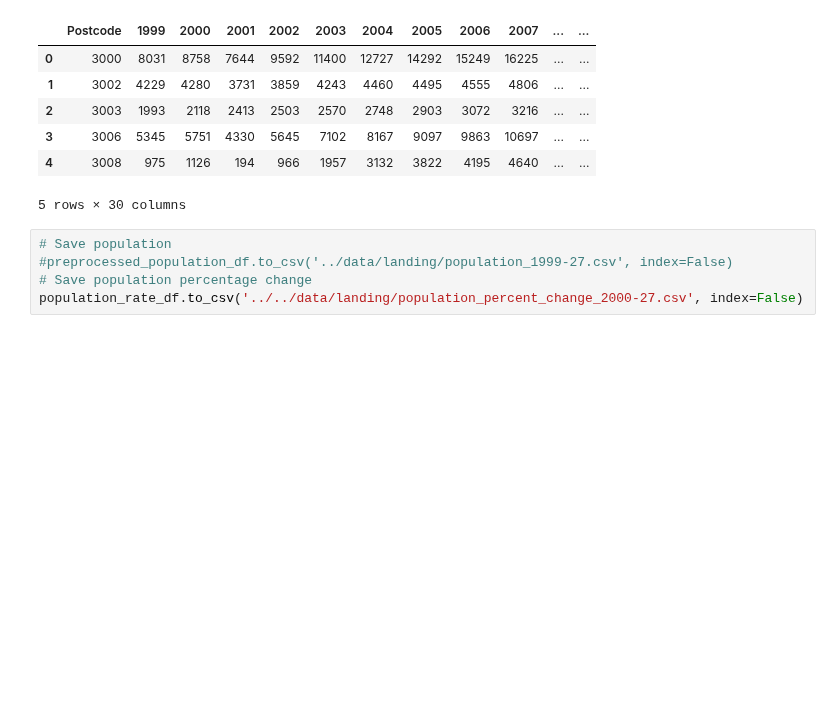
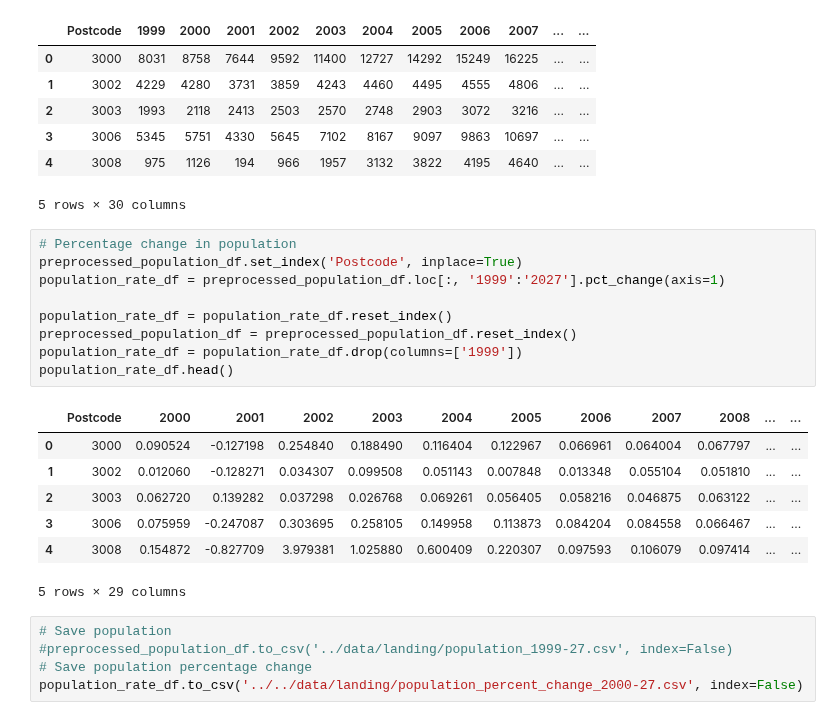
Before and after one commit to MAST30034-AppliedDataScience/project-2-group-real-estate-industry-project-16, a Jupyter notebook: notebooks/preprocessing_external/preprocess_population_2000-27.ipynb, the cells around one changed output. Drawn from its saved outputs; the diff is of its cells as text; blank space fills up the shorter version.

```diff
--- a/notebooks/preprocessing_external/preprocess_population_2000-27.ipynb
+++ b/notebooks/preprocessing_external/preprocess_population_2000-27.ipynb
@@ -198,6 +198,23 @@ preprocessed_population_df.head()
 | 3 | 3006 | 5345 | 5751 | 4330 | 5645 | 7102 | 8167 | 9097 | 9863 | 10697 | ... | ... |
 | 4 | 3008 | 975 | 1126 | 194 | 966 | 1957 | 3132 | 3822 | 4195 | 4640 | ... | ... |
 5 rows × 30 columns
+# %%
+# Percentage change in population
+preprocessed_population_df.set_index('Postcode', inplace=True)
+population_rate_df = preprocessed_population_df.loc[:, '1999':'2027'].pct_change(axis=1)
+
+population_rate_df = population_rate_df.reset_index()
+preprocessed_population_df = preprocessed_population_df.reset_index()
+population_rate_df = population_rate_df.drop(columns=['1999'])
+population_rate_df.head()
+# %% [output]
+|  | Postcode | 2000 | 2001 | 2002 | 2003 | 2004 | 2005 | 2006 | 2007 | 2008 | ... | ... |
+| 0 | 3000 | 0.090524 | -0.127198 | 0.254840 | 0.188490 | 0.116404 | 0.122967 | 0.066961 | 0.064004 | 0.067797 | ... | ... |
+| 1 | 3002 | 0.012060 | -0.128271 | 0.034307 | 0.099508 | 0.051143 | 0.007848 | 0.013348 | 0.055104 | 0.051810 | ... | ... |
+| 2 | 3003 | 0.062720 | 0.139282 | 0.037298 | 0.026768 | 0.069261 | 0.056405 | 0.058216 | 0.046875 | 0.063122 | ... | ... |
+| 3 | 3006 | 0.075959 | -0.247087 | 0.303695 | 0.258105 | 0.149958 | 0.113873 | 0.084204 | 0.084558 | 0.066467 | ... | ... |
+| 4 | 3008 | 0.154872 | -0.827709 | 3.979381 | 1.025880 | 0.600409 | 0.220307 | 0.097593 | 0.106079 | 0.097414 | ... | ... |
+5 rows × 29 columns
 # %%
 # Save population
 #preprocessed_population_df.to_csv('../data/landing/population_1999-27.csv', index=False)
```
Also changed, not shown: parts of 2 cells of this notebook.
